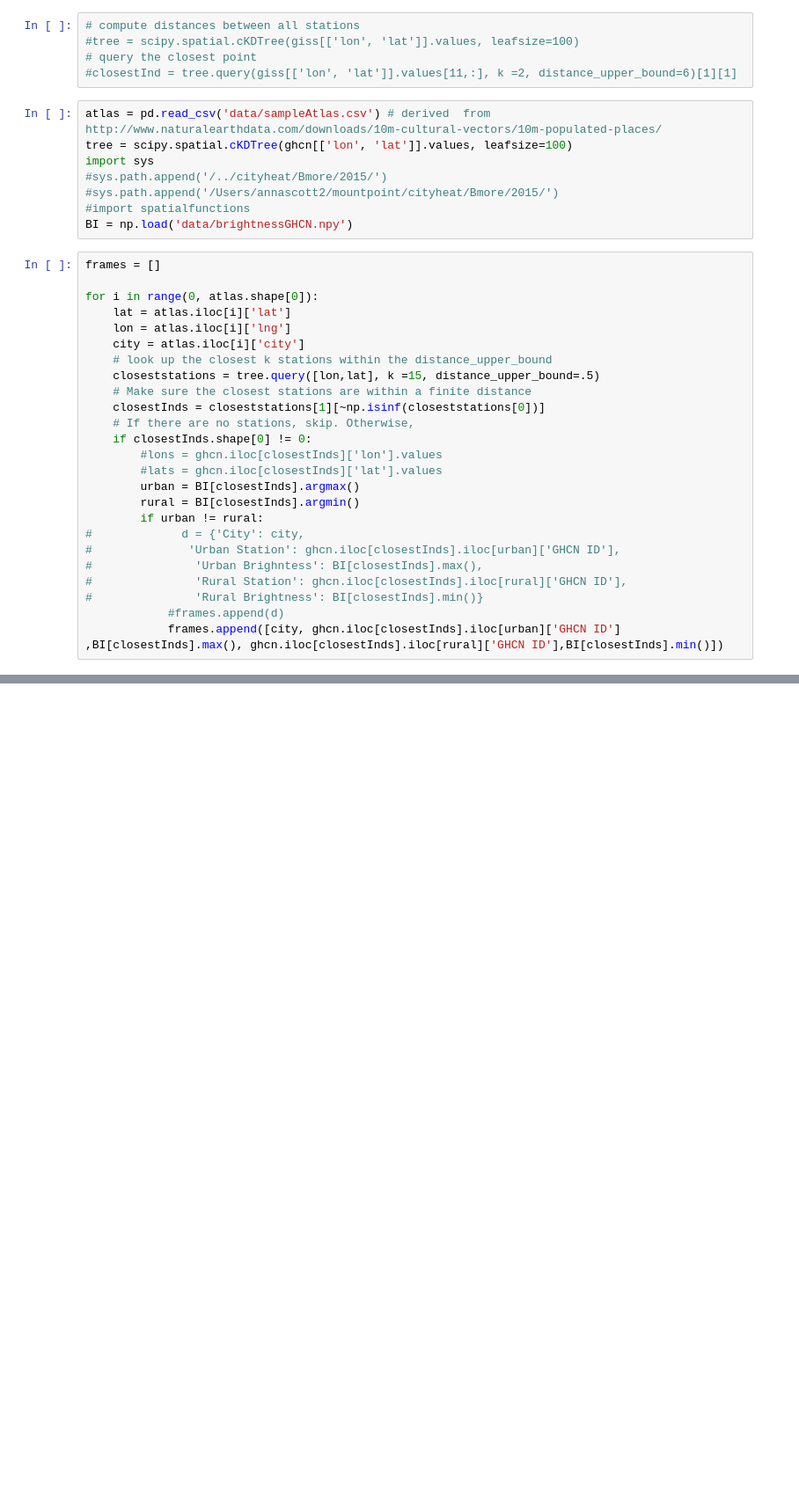
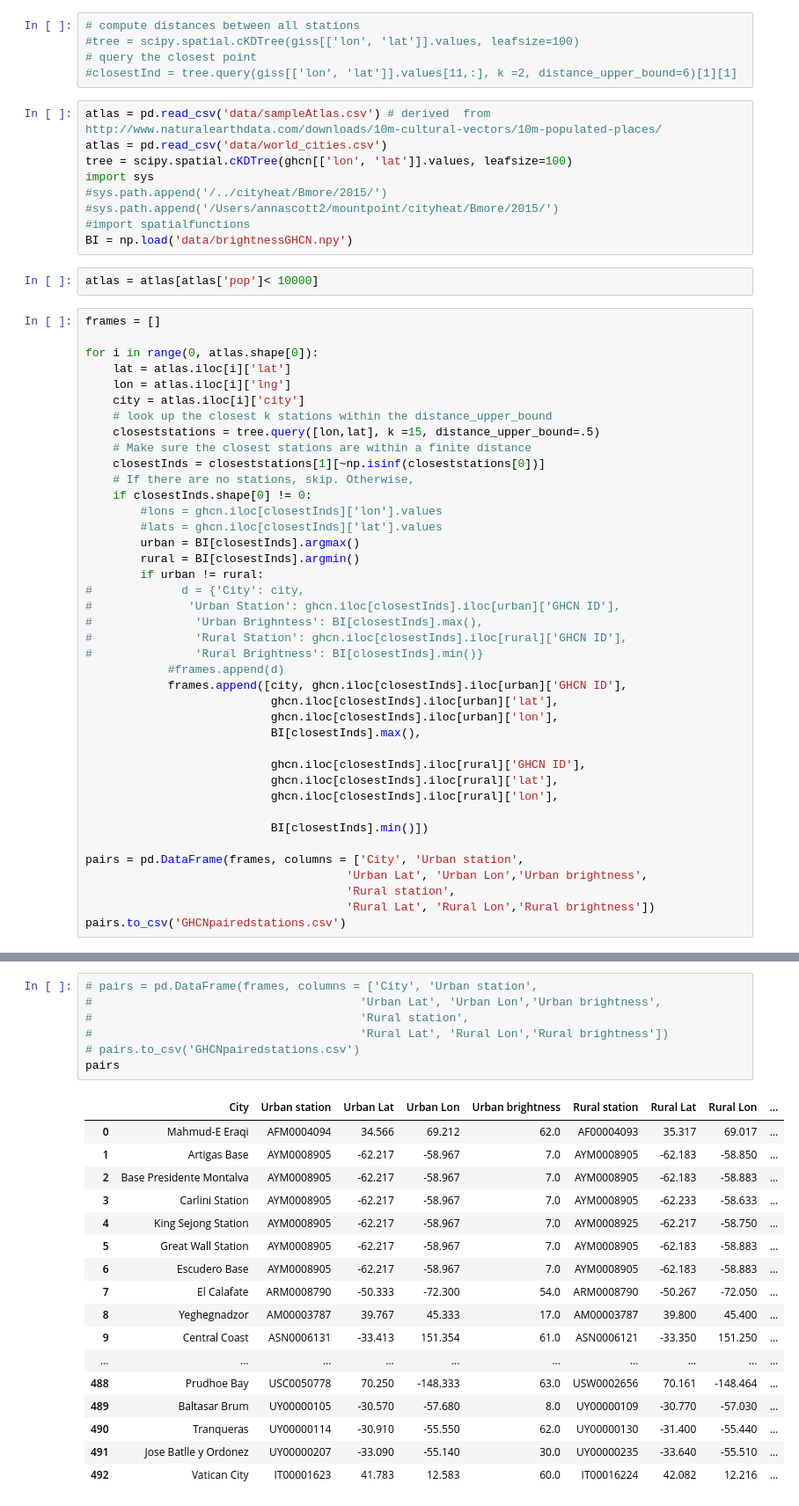
Before and after one commit to gottscott/heat, a Jupyter notebook: PairUrbanRural.ipynb, the cells around one changed output, grey strips where cells are left out. Shown: that part at 88% size. Cells and saved outputs as stored; diff of their text form; blank space fills up the shorter version.

Commit message:
saving out to .csv and pandas dataframe added

```diff
--- a/PairUrbanRural.ipynb
+++ b/PairUrbanRural.ipynb
@@ -153,12 +153,15 @@ see: http://stackoverflow.com/questions/35296935/python-calculate-lots-of-distan
 #closestInd = tree.query(giss[['lon', 'lat']].values[11,:], k =2, distance_upper_bound=6)[1][1]
 # %%
 atlas = pd.read_csv('data/sampleAtlas.csv') # derived  from http://www.naturalearthdata.com/downloads/10m-cultural-vectors/10m-populated-places/
+atlas = pd.read_csv('data/world_cities.csv')
 tree = scipy.spatial.cKDTree(ghcn[['lon', 'lat']].values, leafsize=100)
 import sys
 #sys.path.append('/../cityheat/Bmore/2015/')
 #sys.path.append('/Users/annascott2/mountpoint/cityheat/Bmore/2015/')
 #import spatialfunctions
 BI = np.load('data/brightnessGHCN.npy')
+# %%
+atlas = atlas[atlas['pop']< 10000]
 # %%
 frames = []
 
@@ -183,4 +186,19 @@ for i in range(0, atlas.shape[0]):
 #               'Rural Station': ghcn.iloc[closestInds].iloc[rural]['GHCN ID'],
 #               'Rural Brightness': BI[closestInds].min()}
             #frames.append(d)
-            frames.append([city, ghcn.iloc[closestInds].iloc[urban]['GHCN ID'] ,BI[closestInds].max(), ghcn.iloc[closestInds].iloc[rural]['GHCN ID'],BI[closestInds].min()])
+            frames.append([city, ghcn.iloc[closestInds].iloc[urban]['GHCN ID'],
+                           ghcn.iloc[closestInds].iloc[urban]['lat'],
+                           ghcn.iloc[closestInds].iloc[urban]['lon'],
+                           BI[closestInds].max(),
+
+                           ghcn.iloc[closestInds].iloc[rural]['GHCN ID'],
+                           ghcn.iloc[closestInds].iloc[rural]['lat'],
+                           ghcn.iloc[closestInds].iloc[rural]['lon'],
+
+                           BI[closestInds].min()])
+
+pairs = pd.DataFrame(frames, columns = ['City', 'Urban station',
+                                      'Urban Lat', 'Urban Lon','Urban brightness',
+                                      'Rural station',
+                                      'Rural Lat', 'Rural Lon','Rural brightness'])
+pairs.to_csv('GHCNpairedstations.csv')
@@ -201,0 +205,25 @@ frames
+# %%
+# pairs = pd.DataFrame(frames, columns = ['City', 'Urban station',
+#                                       'Urban Lat', 'Urban Lon','Urban brightness',
+#                                       'Rural station',
+#                                       'Rural Lat', 'Rural Lon','Rural brightness'])
+# pairs.to_csv('GHCNpairedstations.csv')
+pairs
+# %% [output]
+|  | City | Urban station | Urban Lat | Urban Lon | Urban brightness | Rural station | Rural Lat | Rural Lon | ... |
+| 0 | Mahmud-E Eraqi | AFM0004094 | 34.566 | 69.212 | 62.0 | AF00004093 | 35.317 | 69.017 | ... |
+| 1 | Artigas Base | AYM0008905 | -62.217 | -58.967 | 7.0 | AYM0008905 | -62.183 | -58.850 | ... |
+| 2 | Base Presidente Montalva | AYM0008905 | -62.217 | -58.967 | 7.0 | AYM0008905 | -62.183 | -58.883 | ... |
+| 3 | Carlini Station | AYM0008905 | -62.217 | -58.967 | 7.0 | AYM0008905 | -62.233 | -58.633 | ... |
+| 4 | King Sejong Station | AYM0008905 | -62.217 | -58.967 | 7.0 | AYM0008925 | -62.217 | -58.750 | ... |
+| 5 | Great Wall Station | AYM0008905 | -62.217 | -58.967 | 7.0 | AYM0008905 | -62.183 | -58.883 | ... |
+| 6 | Escudero Base | AYM0008905 | -62.217 | -58.967 | 7.0 | AYM0008905 | -62.183 | -58.883 | ... |
+| 7 | El Calafate | ARM0008790 | -50.333 | -72.300 | 54.0 | ARM0008790 | -50.267 | -72.050 | ... |
+| 8 | Yeghegnadzor | AM00003787 | 39.767 | 45.333 | 17.0 | AM00003787 | 39.800 | 45.400 | ... |
+| 9 | Central Coast | ASN0006131 | -33.413 | 151.354 | 61.0 | ASN0006121 | -33.350 | 151.250 | ... |
+| ... | ... | ... | ... | ... | ... | ... | ... | ... | ... |
+| 488 | Prudhoe Bay | USC0050778 | 70.250 | -148.333 | 63.0 | USW0002656 | 70.161 | -148.464 | ... |
+| 489 | Baltasar Brum | UY00000105 | -30.570 | -57.680 | 8.0 | UY00000109 | -30.770 | -57.030 | ... |
+| 490 | Tranqueras | UY00000114 | -30.910 | -55.550 | 62.0 | UY00000130 | -31.400 | -55.440 | ... |
+| 491 | Jose Batlle y Ordonez | UY00000207 | -33.090 | -55.140 | 30.0 | UY00000235 | -33.640 | -55.510 | ... |
+| 492 | Vatican City | IT00001623 | 41.783 | 12.583 | 60.0 | IT00016224 | 42.082 | 12.216 | ... |
```
Also changed, not shown: parts of 2 cells of this notebook.
